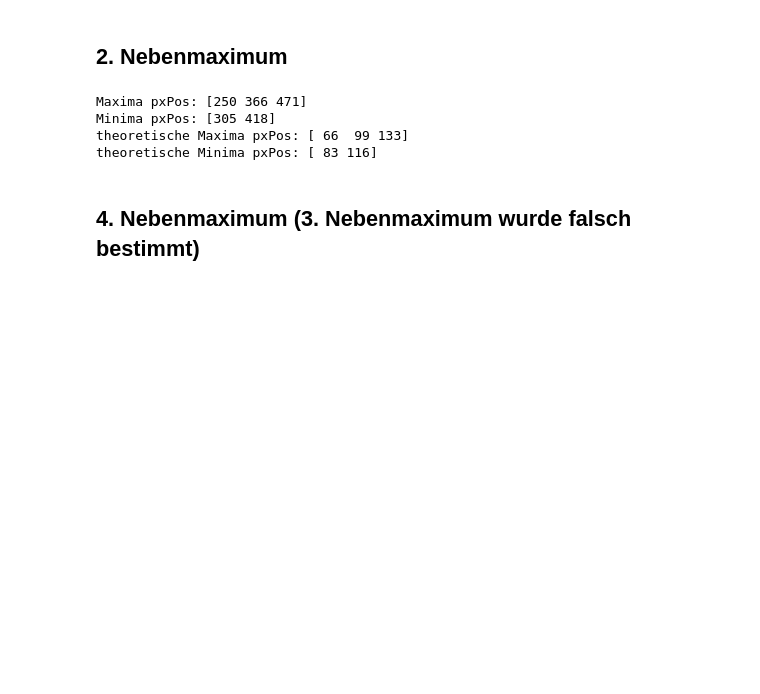
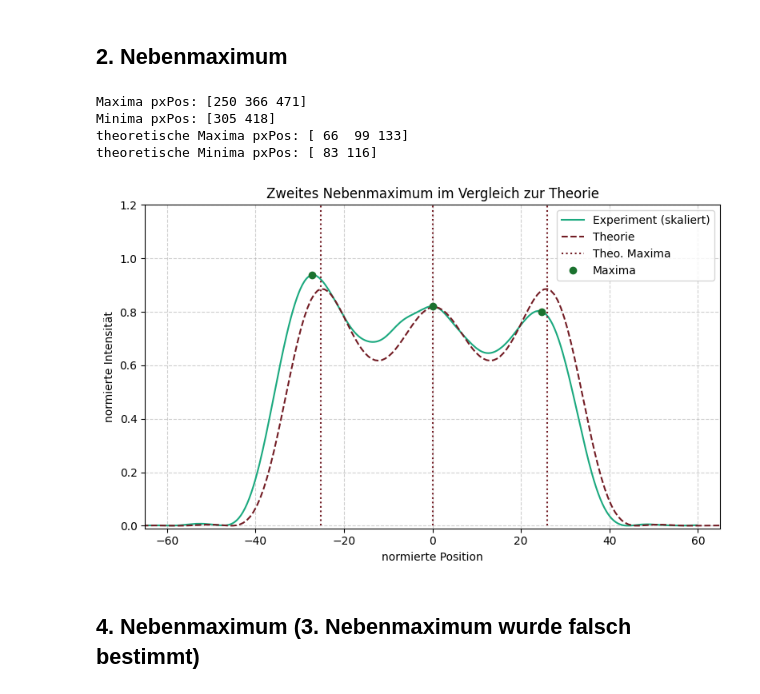
Before and after one commit to FinnZeumer/PAP-2, a Jupyter notebook: Versuche/233/Python/cleaned_code_V233.ipynb, the cells around one changed output. Cells and saved outputs as stored; diff of their text form; code cells hidden in the pictures; blank space fills up the shorter version.

```diff
--- a/Versuche/233/Python/cleaned_code_V233.ipynb
+++ b/Versuche/233/Python/cleaned_code_V233.ipynb
@@ -1967,6 +2061,92 @@ Maxima pxPos: [250 366 471]
 Minima pxPos: [305 418]
 theoretische Maxima pxPos: [ 66  99 133]
 theoretische Minima pxPos: [ 83 116]
+# %%
+aufgabe = '3a'
+folder = "./A4/"
+safe_folder = "../img/plots/"
+
+# Theoretische Werte
+Y_theo_2, int_theo_2 = synthese_einzelspalt(pix_breit_1S, 3)
+
+# mittleres Maximum als Referenz (wichtig!)
+center_exp = maxima_2[1]
+pix_pos_2_zentrisch = pix_pos_2 - pix_pos_2[center_exp]
+
+# Theorie ebenfalls zentrieren (mittleres Maximum bestimmen)
+theo_center_idx = theo_maxima_2[1]
+Y_theo_2_zentrisch = Y_theo_2 - Y_theo_2[theo_center_idx]
+
+# FWHM
+fwhm_theo_2 = fwhm(Y_theo_2_zentrisch, int_theo_2)
+fwhm_exp_2 = fwhm(pix_pos_2_zentrisch, int_2)
+
+scale_2 = fwhm_theo_2 / fwhm_exp_2
+
+# skalierte Achsen
+pix_pos_2_scaled = pix_pos_2_zentrisch * scale_2
+max_pix_exp_2_scaled = (pix_pos_2[maxima_2] - pix_pos_2[center_exp]) * scale_2
+
+# theoretische Maxima Positionen (zentriert)
+theo_max_pos_2 = Y_theo_2_zentrisch[theo_maxima_2]
+
+# ------------------------------------------------------------------------
+# Plot
+# ------------------------------------------------------------------------
+plt.figure(figsize=(8,5))
+
+# Messwerte
+plt.plot(
+    pix_pos_2_scaled,
+    int_2,
+    label='Experiment (skaliert)',
+    color=hellgruen
+)
+
+# Experimentelle Maxima
+plt.errorbar(
+    x=max_pix_exp_2_scaled,
+    y=int_2[maxima_2],
+    fmt='o',
+    color=gruen,
+    label='Maxima'
+)
+
+# Theorie
+plt.plot(
+    Y_theo_2_zentrisch,
+    int_theo_2,
+    label='Theorie',
+    color=weinrot,
+    linestyle='--'
+)
+
+# Theoretische Maxima
+plt.vlines(
+    x=theo_max_pos_2,
+    ymin=0,
+    ymax=1.2,
+    color=weinrot,
+    linestyle=':',
+    label='Theo. Maxima'
+)
+
+# Layout
+plt.xlabel('normierte Position')
+plt.ylabel('normierte Intensität')
+plt.title('Zweites Nebenmaximum im Vergleich zur Theorie')
+plt.legend()
+
+plt.xlim((-65, 65))
+plt.ylim((-0.01, 1.2))
+
+plt.grid(True, which="both", linestyle="--", alpha=0.6)
+plt.tight_layout()
+
+plt.savefig(f'{safe_folder}2_Max_{aufgabe}.pdf')
+plt.show()
+# %% [output]
+[figure, added]
 # %% [markdown]
 ## 4. Nebenmaximum (3. Nebenmaximum wurde falsch bestimmt)
 # %%
```
Also changed, not shown: parts of 30 cells of this notebook, 25 other files.
